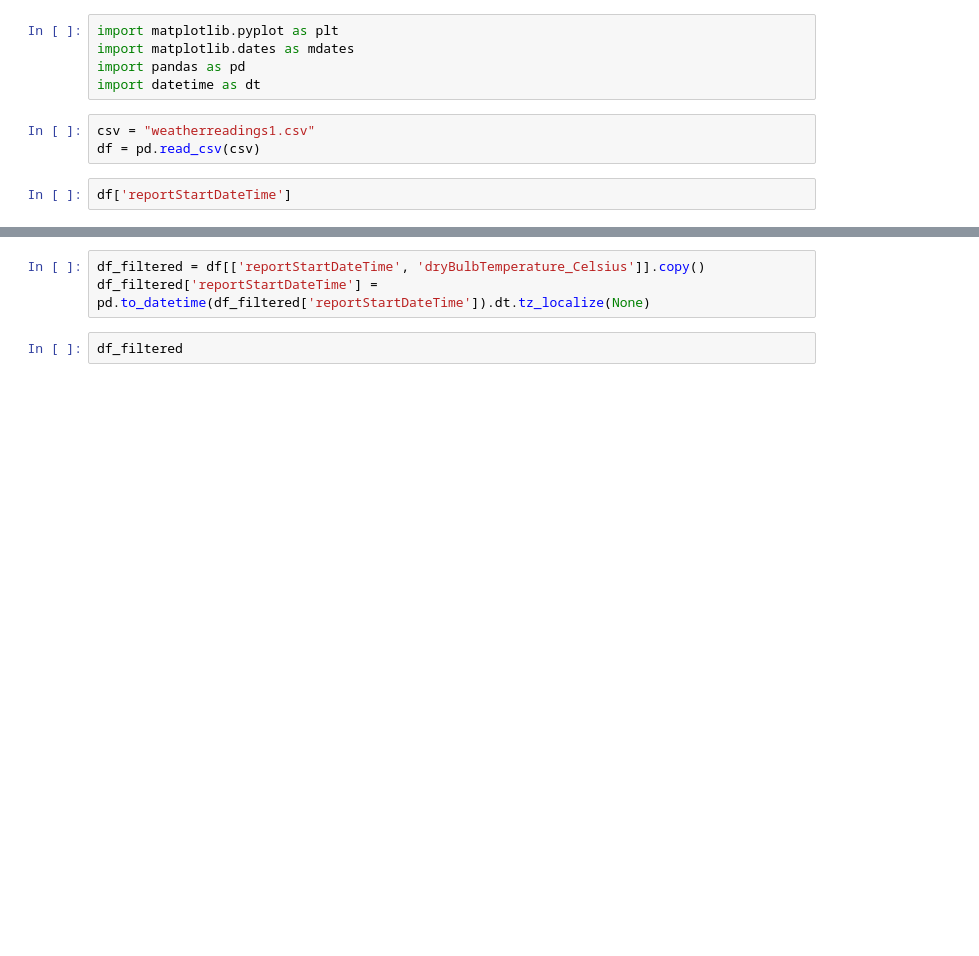
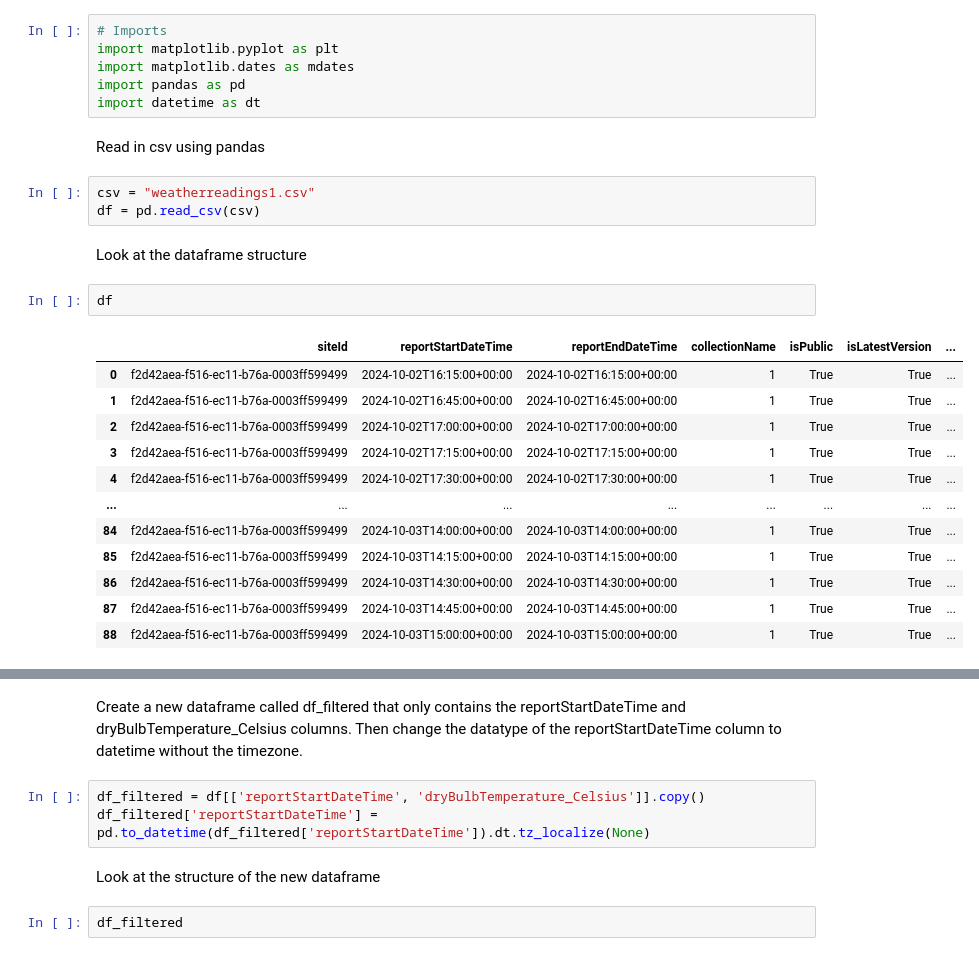
Before and after one commit to Falduff/PFDA, a Jupyter notebook: assignments/assignment2-weather.ipynb, the cells around one changed output, grey strips where cells are left out. Drawn from its saved outputs; the diff is of its cells as text; blank space fills up the shorter version.

```diff
--- a/assignments/assignment2-weather.ipynb
+++ b/assignments/assignment2-weather.ipynb
@@ -1,11 +1,28 @@
 # %%
+# Imports
 import matplotlib.pyplot as plt
 import matplotlib.dates as mdates
 import pandas as pd
 import datetime as dt
+# %% [markdown]
+Read in csv using pandas
 # %%
 csv = "weatherreadings1.csv"
 df = pd.read_csv(csv)
+# %% [markdown]
+Look at the dataframe structure
 # %%
-df['reportStartDateTime']
+df
 # %% [output]
+|  | siteId | reportStartDateTime | reportEndDateTime | collectionName | isPublic | isLatestVersion | ... |
+| 0 | f2d42aea-f516-ec11-b76a-0003ff599499 | 2024-10-02T16:15:00+00:00 | 2024-10-02T16:15:00+00:00 | 1 | True | True | ... |
+| 1 | f2d42aea-f516-ec11-b76a-0003ff599499 | 2024-10-02T16:45:00+00:00 | 2024-10-02T16:45:00+00:00 | 1 | True | True | ... |
+| 2 | f2d42aea-f516-ec11-b76a-0003ff599499 | 2024-10-02T17:00:00+00:00 | 2024-10-02T17:00:00+00:00 | 1 | True | True | ... |
+| 3 | f2d42aea-f516-ec11-b76a-0003ff599499 | 2024-10-02T17:15:00+00:00 | 2024-10-02T17:15:00+00:00 | 1 | True | True | ... |
+| 4 | f2d42aea-f516-ec11-b76a-0003ff599499 | 2024-10-02T17:30:00+00:00 | 2024-10-02T17:30:00+00:00 | 1 | True | True | ... |
+| ... | ... | ... | ... | ... | ... | ... | ... |
+| 84 | f2d42aea-f516-ec11-b76a-0003ff599499 | 2024-10-03T14:00:00+00:00 | 2024-10-03T14:00:00+00:00 | 1 | True | True | ... |
+| 85 | f2d42aea-f516-ec11-b76a-0003ff599499 | 2024-10-03T14:15:00+00:00 | 2024-10-03T14:15:00+00:00 | 1 | True | True | ... |
+| 86 | f2d42aea-f516-ec11-b76a-0003ff599499 | 2024-10-03T14:30:00+00:00 | 2024-10-03T14:30:00+00:00 | 1 | True | True | ... |
+| 87 | f2d42aea-f516-ec11-b76a-0003ff599499 | 2024-10-03T14:45:00+00:00 | 2024-10-03T14:45:00+00:00 | 1 | True | True | ... |
+| 88 | f2d42aea-f516-ec11-b76a-0003ff599499 | 2024-10-03T15:00:00+00:00 | 2024-10-03T15:00:00+00:00 | 1 | True | True | ... |
@@ -24,6 +30,11 @@ Name: reportStartDateTime, Length: 89, dtype: object
+# %% [markdown]
+Create a new dataframe called df_filtered that only contains the reportStartDateTime and dryBulbTemperature_Celsius columns.
+Then change the datatype of the reportStartDateTime column to datetime without the timezone.
 # %%
 df_filtered = df[['reportStartDateTime', 'dryBulbTemperature_Celsius']].copy()
 df_filtered['reportStartDateTime'] = pd.to_datetime(df_filtered['reportStartDateTime']).dt.tz_localize(None)
+# %% [markdown]
+Look at the structure of the new dataframe
 # %%
 df_filtered
 # %% [output]
```
Also changed, not shown: parts of 6 cells of this notebook.
